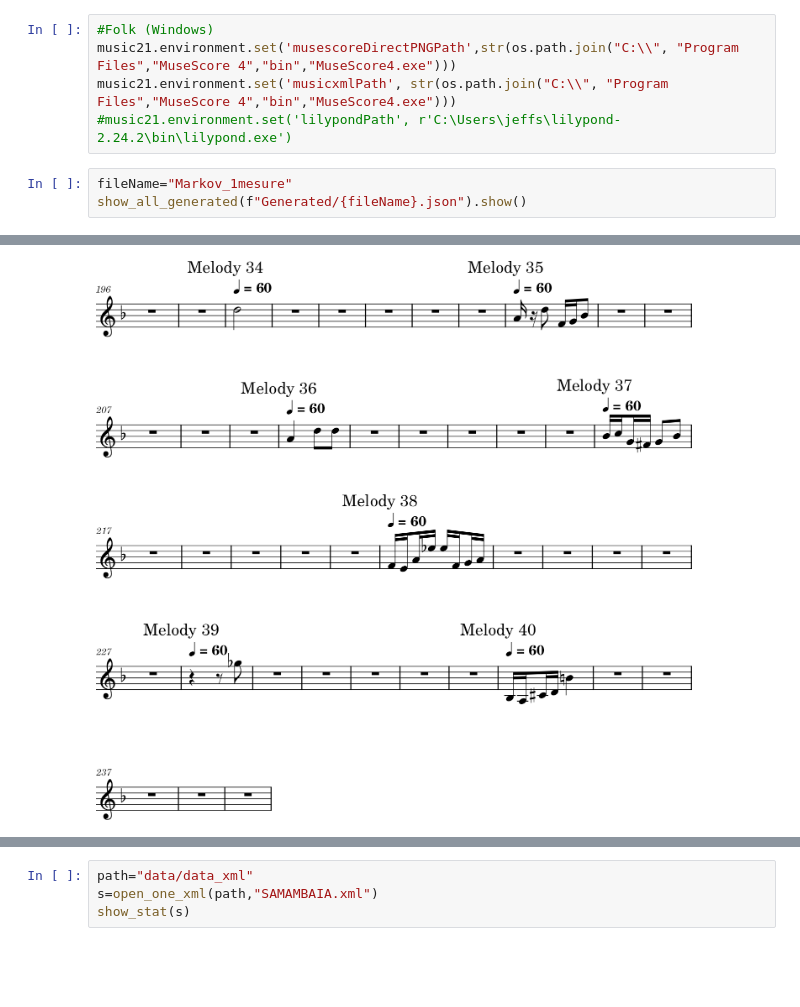
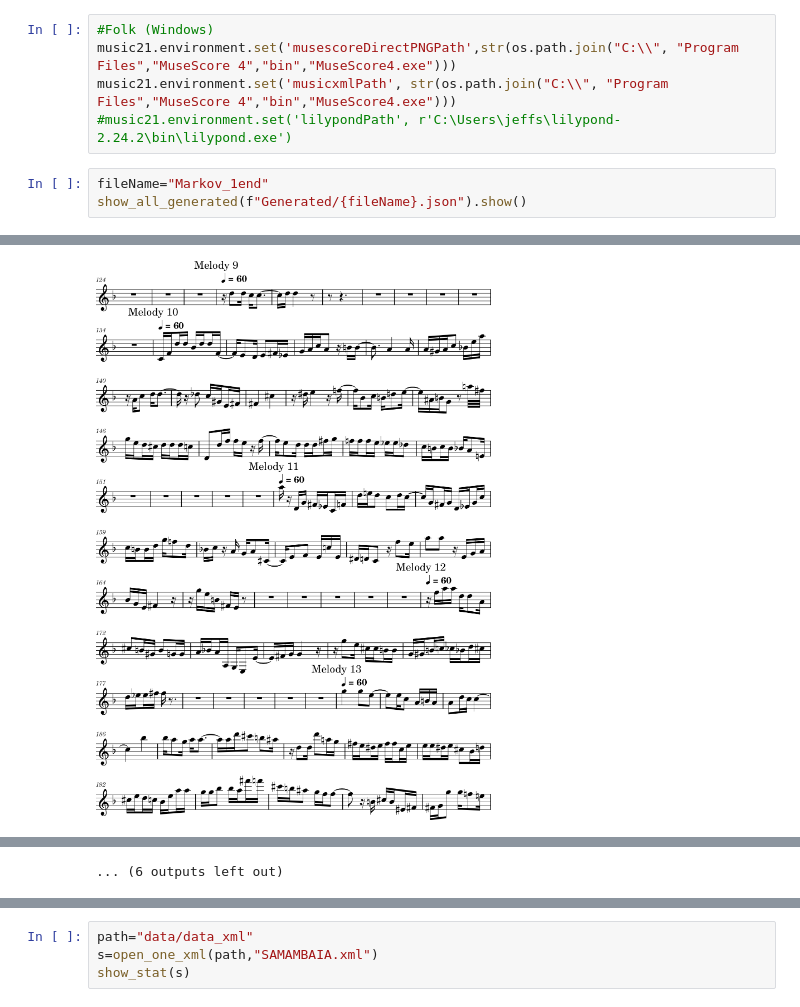
Before and after one commit to Gowthraven/Projet_M2, a Jupyter notebook: show_melody.ipynb, the cells around one changed output, grey strips where cells are left out. Saved outputs shown, nothing was run; the diff lists cells and outputs as text; blank space fills up the shorter version.

Commit message:
add markov end transition, add visualization n measure

```diff
--- a/show_melody.ipynb
+++ b/show_melody.ipynb
@@ -26,6 +30,6 @@ music21.environment.set('musescoreDirectPNGPath',str(os.path.join("C:\\", "Progr
 music21.environment.set('musicxmlPath', str(os.path.join("C:\\", "Program Files","MuseScore 4","bin","MuseScore4.exe")))
 #music21.environment.set('lilypondPath', r'C:\Users\jeffs\lilypond-2.24.2\bin\lilypond.exe')
 # %%
-fileName="Markov_1mesure"
+fileName="Markov_1end"
 show_all_generated(f"Generated/{fileName}.json").show()
 # %% [output]
@@ -35,2 +41,2 @@ show_all_generated(f"Generated/{fileName}.json").show()
 [interactive output not drawn]
-[figure, old version]
+[figure, new version]
@@ -37,2 +49,3 @@ show_all_generated(f"Generated/{fileName}.json").show()
+... (6 outputs left out)
 # %%
 show_all_generated(f"Generated/{fileName}.json").show("musicxml")
```
Also changed, not shown: parts of 7 cells of this notebook, 7 other files.
